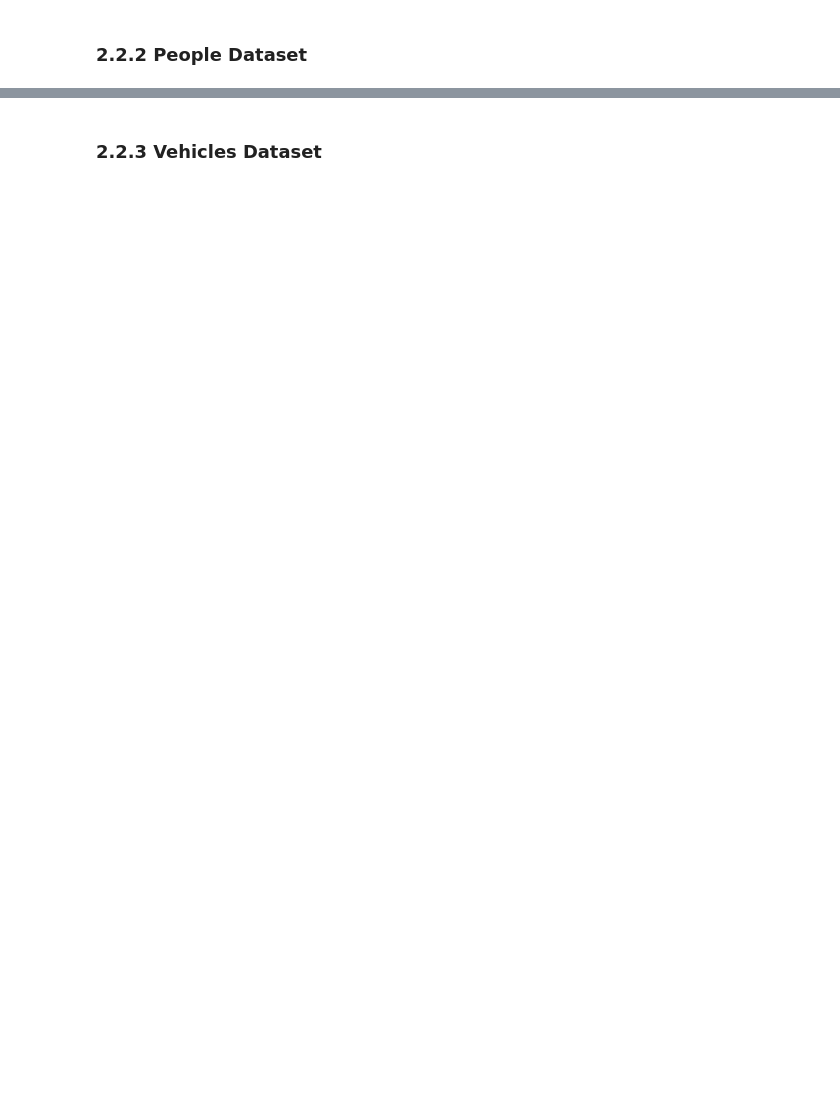
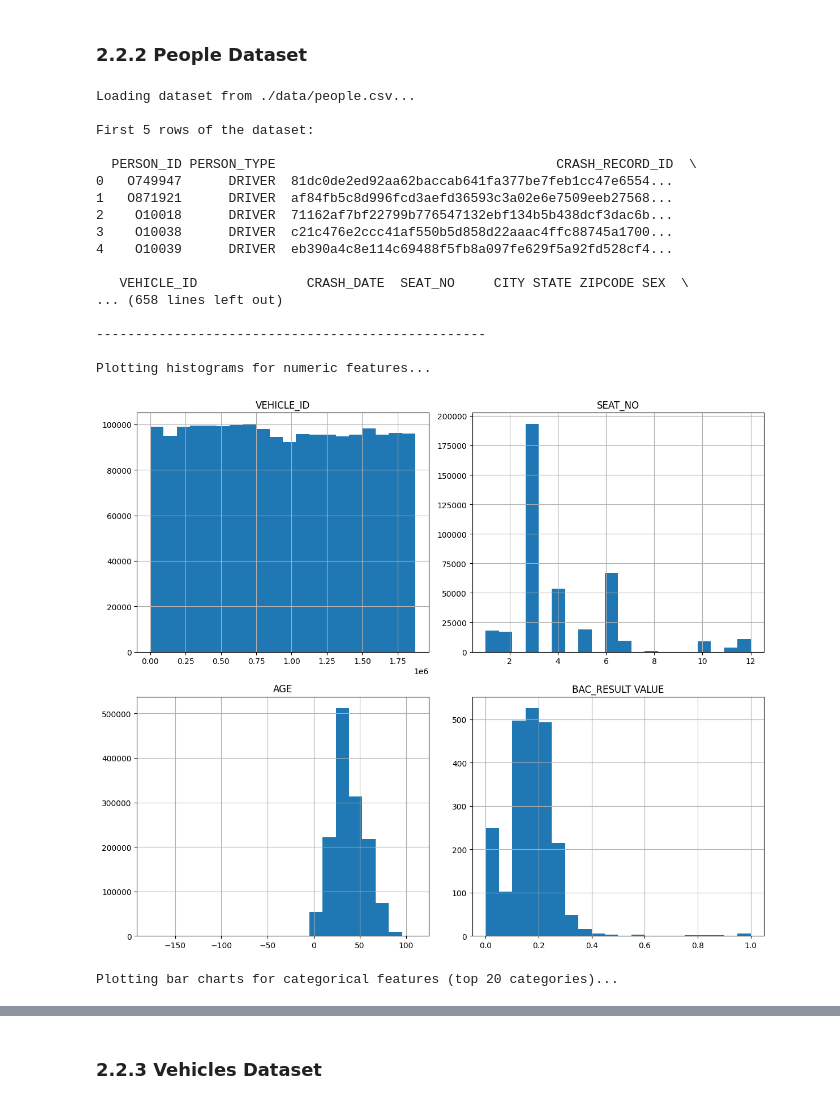
Before and after one commit to ckucewicz/traffic_crash_prediction, a Jupyter notebook: notebook.ipynb, the cells around one changed output, grey strips where cells are left out. Saved outputs shown, nothing was run; the diff lists cells and outputs as text; code cells hidden in the pictures; blank space fills up the shorter version.

```diff
--- a/notebook.ipynb
+++ b/notebook.ipynb
@@ -260,4 +280,24 @@ crashes_df = dataset_understanding('./data/Traffic_Crashes_-_Crashes_20241213.cs
 ### 2.2.2 People Dataset
 # %%
 # Data understanding for People dataset
-people_df = dataset_understanding('./data/Traffic_Crashes_-_People_20241213.csv', date_col = 'CRASH_DATE')
+people_df = dataset_understanding('./data/people.csv', date_col = 'CRASH_DATE')
+# %% [output]
+Loading dataset from ./data/people.csv...
+
+First 5 rows of the dataset:
+
+  PERSON_ID PERSON_TYPE                                    CRASH_RECORD_ID  \
+0   O749947      DRIVER  81dc0de2ed92aa62baccab641fa377be7feb1cc47e6554...
+1   O871921      DRIVER  af84fb5c8d996fcd3aefd36593c3a02e6e7509eeb27568...
+2    O10018      DRIVER  71162af7bf22799b776547132ebf134b5b438dcf3dac6b...
+3    O10038      DRIVER  c21c476e2ccc41af550b5d858d22aaac4ffc88745a1700...
+4    O10039      DRIVER  eb390a4c8e114c69488f5fb8a097fe629f5a92fd528cf4...
+
+   VEHICLE_ID              CRASH_DATE  SEAT_NO     CITY STATE ZIPCODE SEX  \
+... (658 lines left out)
+
+--------------------------------------------------
+
+Plotting histograms for numeric features...
+[figure, added]
+Plotting bar charts for categorical features (top 20 categories)...
```
Also changed, not shown: parts of 6 cells of this notebook, 1 other file.
